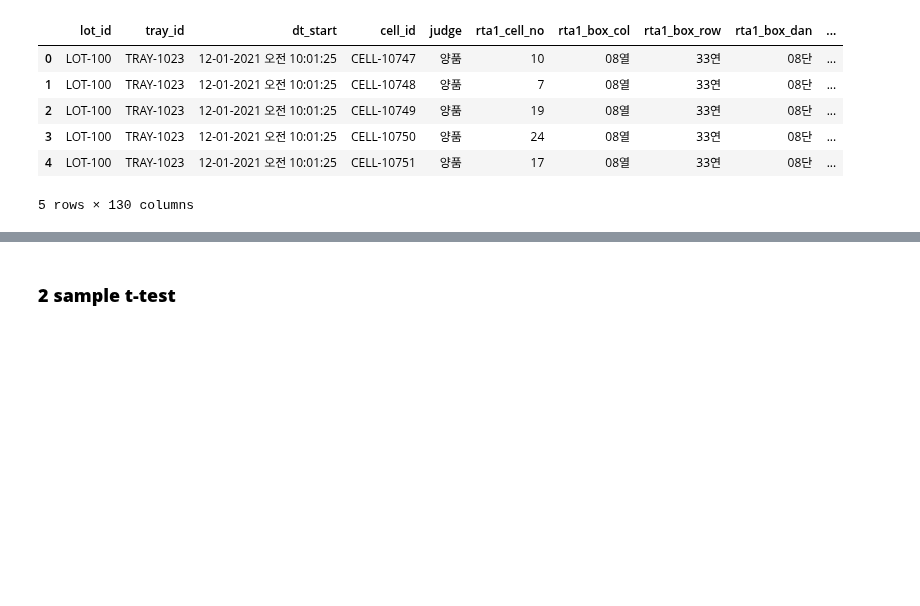
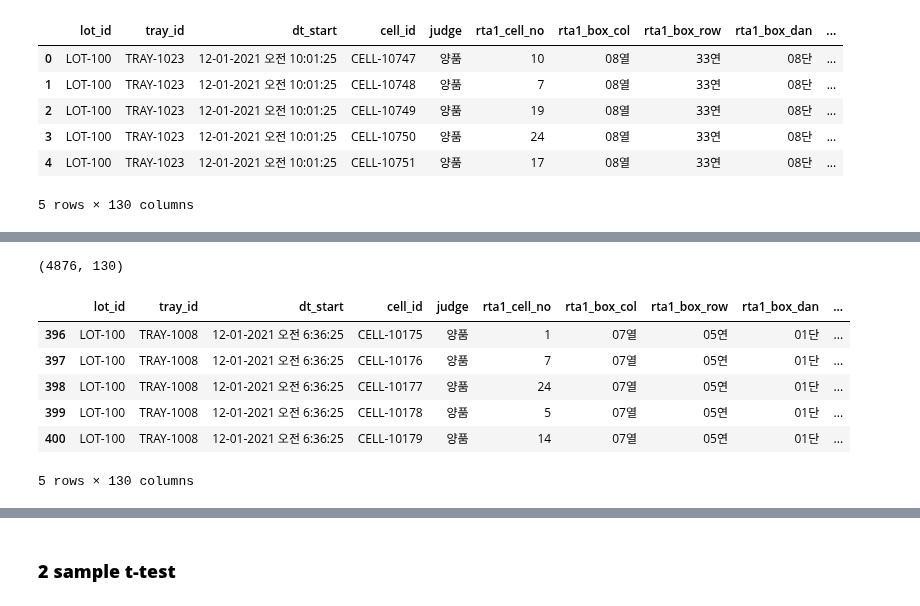
Before and after one commit to mjiii25/posco-academy, a Jupyter notebook: Big-Data/Battery-Project/hypothesis-test.ipynb, the cells around one changed output, grey strips where cells are left out. Saved outputs shown, nothing was run; the diff lists cells and outputs as text; code cells hidden in the pictures; blank space fills up the shorter version.

```diff
--- a/Big-Data/Battery-Project/hypothesis-test.ipynb
+++ b/Big-Data/Battery-Project/hypothesis-test.ipynb
@@ -100,0 +97,21 @@ df_raw_new.head()
+# %%
+# 9열, 4열, 6열
+
+df_raw9 = df_raw[df_raw['c4_box_col'] == '09열']
+df_raw18 = df_raw[df_raw['c4_box_col'] == '04열']
+df_raw6 = df_raw[df_raw['c4_box_col'] == '06열']
+
+df_raw_bot = pd.concat([df_raw9, df_raw18], axis = 0)
+df_raw_bot = pd.concat([df_raw_bot, df_raw6], axis = 0)
+
+print(df_raw_bot.shape)
+df_raw_bot.head()
+# %% [output]
+(4876, 130)
+|  | lot_id | tray_id | dt_start | cell_id | judge | rta1_cell_no | rta1_box_col | rta1_box_row | rta1_box_dan | ... |
+| 396 | LOT-100 | TRAY-1008 | 12-01-2021 오전 6:36:25 | CELL-10175 | 양품 | 1 | 07열 | 05연 | 01단 | ... |
+| 397 | LOT-100 | TRAY-1008 | 12-01-2021 오전 6:36:25 | CELL-10176 | 양품 | 7 | 07열 | 05연 | 01단 | ... |
+| 398 | LOT-100 | TRAY-1008 | 12-01-2021 오전 6:36:25 | CELL-10177 | 양품 | 24 | 07열 | 05연 | 01단 | ... |
+| 399 | LOT-100 | TRAY-1008 | 12-01-2021 오전 6:36:25 | CELL-10178 | 양품 | 5 | 07열 | 05연 | 01단 | ... |
+| 400 | LOT-100 | TRAY-1008 | 12-01-2021 오전 6:36:25 | CELL-10179 | 양품 | 14 | 07열 | 05연 | 01단 | ... |
+5 rows × 130 columns
```
Also changed, not shown: parts of 30 cells of this notebook.
